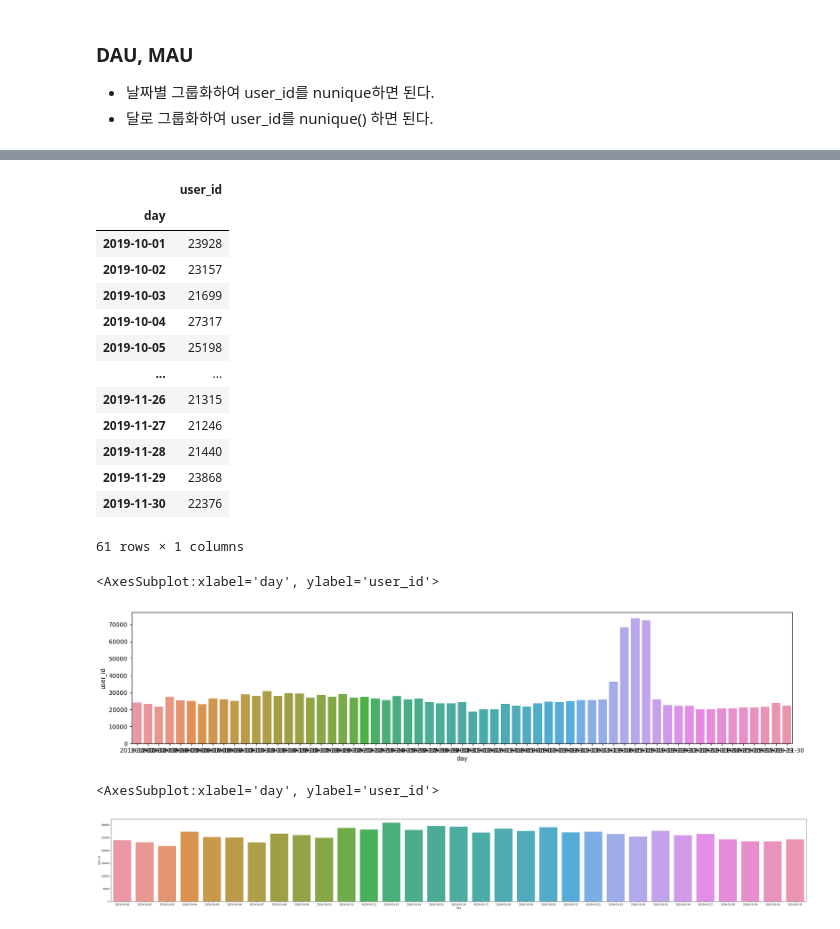
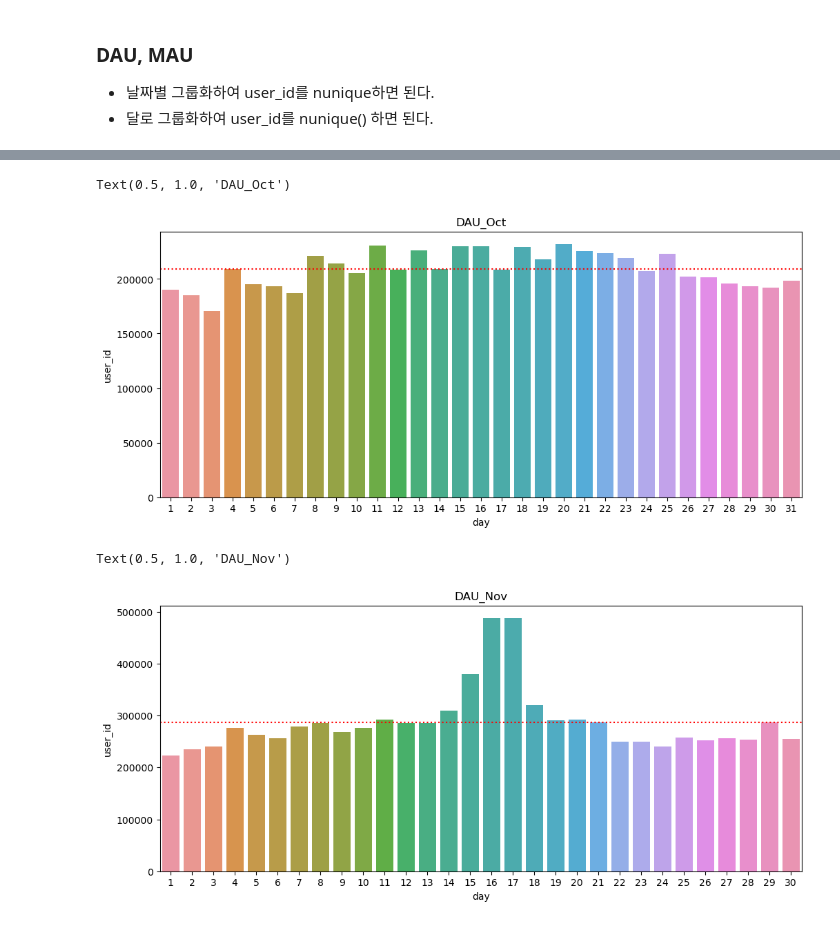
Before and after one commit to stonesteel0606/eCommerce_behavior_data_analysis, a Jupyter notebook: DAU_MAU_ARPU_ARPPU.ipynb, the cells around one changed output, grey strips where cells are left out. Cells and saved outputs as stored; diff of their text form; code cells hidden in the pictures.

```diff
--- a/DAU_MAU_ARPU_ARPPU.ipynb
+++ b/DAU_MAU_ARPU_ARPPU.ipynb
@@ -66,3 +65,0 @@ df_oct.shape, df_nov.shape
-# %%
-df_oct = df_oct.sample(1000000)
-df_nov = df_nov.sample(1000000)
@@ -144,5 +122,4 @@ df_temp.round(2)
 - 날짜별 그룹화하여 user_id를 nunique하면 된다.
 - 달로 그룹화하여 user_id를 nunique() 하면 된다.
 # %%
-df['day'] = df['event_time'].astype(str).str[:10]
-df['day']
+df_oct['day'] = df_oct['event_time'].dt.day
@@ -178,31 +128,19 @@ Name: month, Length: 2000000, dtype: int64
 # %%
-df_dau = df.groupby('day').agg({'user_id' : 'nunique'})
-df_dau
+df_oct_dau = df_oct.groupby('day').agg({'user_id' : 'nunique'})
+df_nov_dau = df_nov.groupby('day').agg({'user_id' : 'nunique'})
-# %% [output]
-|  | user_id |
-| day |  |
-| 2019-10-01 | 23928 |
-| 2019-10-02 | 23157 |
-| 2019-10-03 | 21699 |
-| 2019-10-04 | 27317 |
-| 2019-10-05 | 25198 |
-| ... | ... |
-| 2019-11-26 | 21315 |
-| 2019-11-27 | 21246 |
-| 2019-11-28 | 21440 |
-| 2019-11-29 | 23868 |
-| 2019-11-30 | 22376 |
-61 rows × 1 columns
 # %%
-plt.figure(figsize=(20, 4))
-sns.barplot(data=df_dau.iloc[:10], x=df_dau.index, y = df_dau['user_id'])
+plt.figure(figsize=(12, 5))
+sns.barplot(data=df_oct_dau.iloc[:10], x=df_oct_dau.index, y = df_oct_dau['user_id'])
+plt.axhline(y = df_oct_dau['user_id'].mean(), ls=':', c='r')
+plt.title('DAU_Oct')
 # %% [output]
-<AxesSubplot:xlabel='day', ylabel='user_id'>
+Text(0.5, 1.0, 'DAU_Oct')
-[figure, old version]
+[figure, new version]
 # %%
-df_dau_oct = df_dau.iloc[:31]
-plt.figure(figsize=(50, 6))
-sns.barplot(data=df_dau_oct, x=df_dau_oct.index, y = df_dau_oct['user_id'])
+plt.figure(figsize=(12, 5))
+sns.barplot(data=df_nov_dau.iloc[:10], x=df_nov_dau.index, y = df_nov_dau['user_id'])
+plt.axhline(y = df_nov_dau['user_id'].mean(), ls=':', c='r')
+plt.title('DAU_Nov')
 # %% [output]
-<AxesSubplot:xlabel='day', ylabel='user_id'>
+Text(0.5, 1.0, 'DAU_Nov')
-[figure, old version]
+[figure, new version]
```
Also changed, not shown: parts of 17 cells of this notebook.
